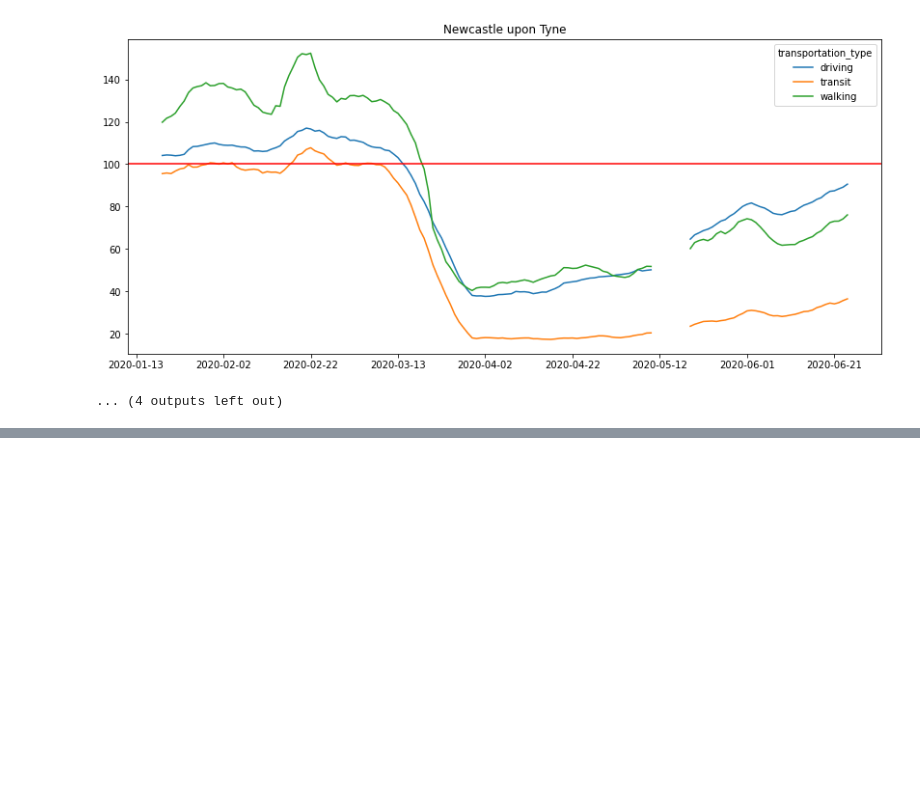
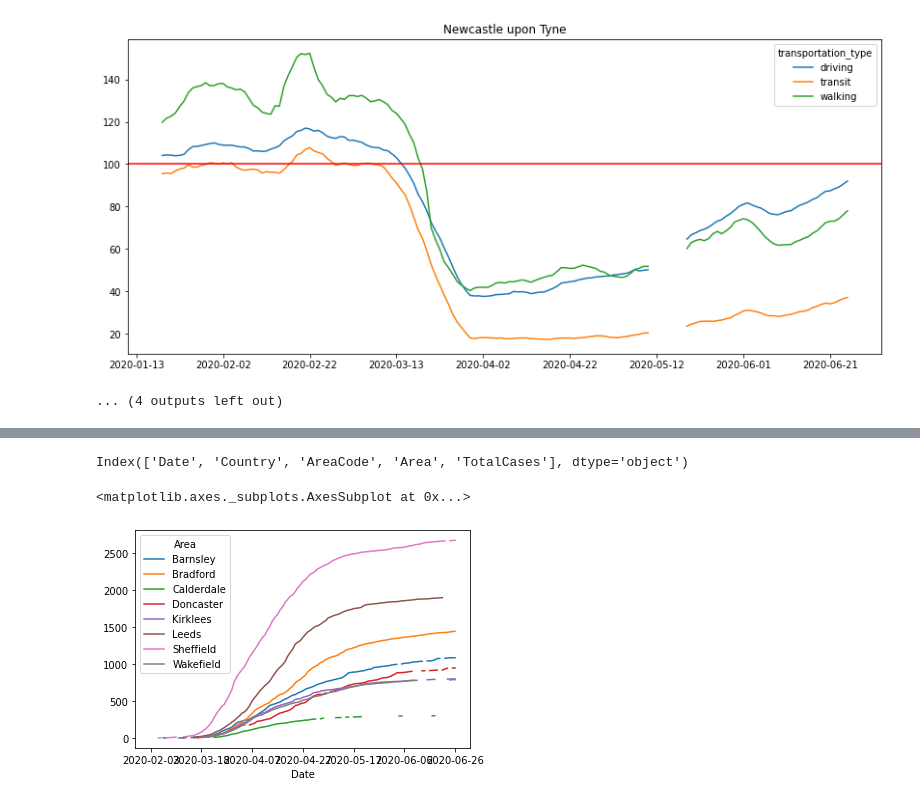
Before and after one commit to Sparrow0hawk/covid_stuff, a Jupyter notebook: notebooks/covid_transport_UK.ipynb, the cells around one changed output, grey strips where cells are left out. Saved outputs shown, nothing was run; the diff lists cells and outputs as text; code cells hidden in the pictures; blank space fills up the shorter version.

```diff
--- a/notebooks/covid_transport_UK.ipynb
+++ b/notebooks/covid_transport_UK.ipynb
@@ -170,0 +217,2 @@ for city in points_of_int:
+# %%
+daycase_dat_noNA = daycase_dat.dropna(subset=['AreaCode'])
@@ -170,0 +228,16 @@ for city in points_of_int:
+# %%
+# a west yorkshire plus some extra list of local authorities to inspect
+west_yorks_extra = ['Leeds','Wakefield','Sheffield',
+                                             'Doncaster','Calderdale','Barnsley',
+                                             'Bradford','Kirklees']
+# %%
+daycase_dat_noNA.columns
+# %% [output]
+Index(['Date', 'Country', 'AreaCode', 'Area', 'TotalCases'], dtype='object')
+# %%
+WYextra = daycase_dat_noNA[daycase_dat_noNA.Area.isin(west_yorks_extra)]
+# %%
+WYextra.pivot(index='Date',columns='Area', values='TotalCases').plot()
+# %% [output]
+<matplotlib.axes._subplots.AxesSubplot at 0x...>
+[figure, added]
```
Also changed, not shown: parts of 25 cells of this notebook.
